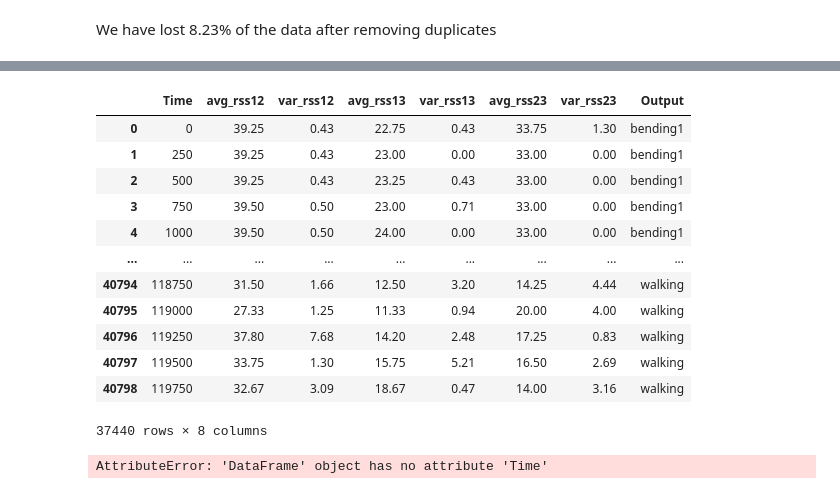
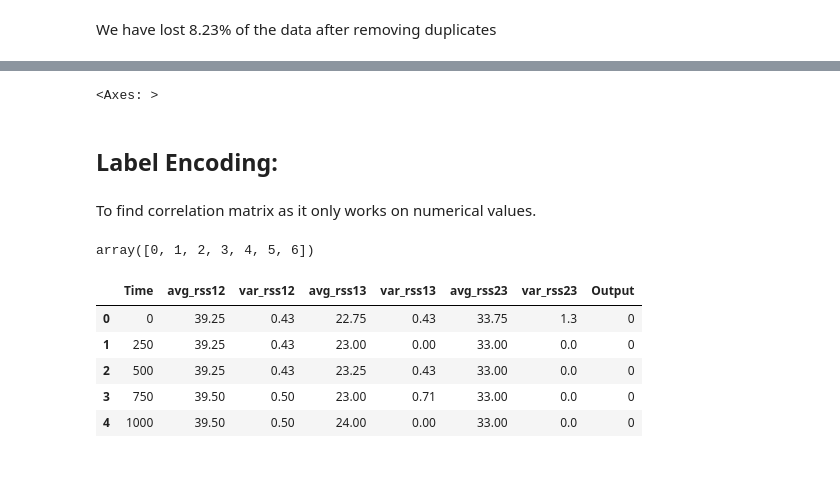
Before and after one commit to farizali10/Sensor_Motion_Classifier, a Jupyter notebook: notebooks/EDA.ipynb, the cells around one changed output, grey strips where cells are left out. Saved outputs shown, nothing was run; the diff lists cells and outputs as text; code cells hidden in the pictures.

```diff
--- a/notebooks/EDA.ipynb
+++ b/notebooks/EDA.ipynb
@@ -52,2 +61,0 @@ df1.head()
-# %%
-df1.drop(columns="Unnamed: 0",inplace=True)
@@ -115,6 +74,8 @@ Index(['# Columns: time', 'avg_rss12', 'var_rss12', 'avg_rss13', 'var_rss13',
 # %%
-col_list = list(df1.columns)
+#col_list = list(df1.columns)
 
-for i in col_list:
-    if df1[i].isna().sum() > 0:
-        df1[i].fillna(df1[i].median(),inplace=True)
+#for i in col_list:
+#    if df1[i].isna().sum() > 0:
+#        df1[i].fillna(df1[i].median(),inplace=True)
+
+#df1.isnull().sum()
@@ -186,2 +130,0 @@ Renaming the column as it would cause errors due to space in the column name
-# %%
-df1.rename(columns={"# Columns: time":"Time"},inplace=True)
@@ -187,0 +173,8 @@ df1.rename(columns={"# Columns: time":"Time"},inplace=True)
+# %%
+sns.heatmap(df1.corr(numeric_only=True),annot=True)
+# %% [output]
+<Axes: >
+# %% [markdown]
+## Label Encoding:
+# %% [markdown]
+To find correlation matrix as it only works on numerical values.
@@ -188,20 +183,15 @@ df1.rename(columns={"# Columns: time":"Time"},inplace=True)
+# %%
+label_encoder = preprocessing.LabelEncoder()
+df1["Output"] = label_encoder.fit_transform(df1["Output"])
+df1["Output"].unique()
+# %% [output]
+array([0, 1, 2, 3, 4, 5, 6])
 # %%
-df1
+df1.head()
 # %% [output]
 |  | Time | avg_rss12 | var_rss12 | avg_rss13 | var_rss13 | avg_rss23 | var_rss23 | Output |
-| 0 | 0 | 39.25 | 0.43 | 22.75 | 0.43 | 33.75 | 1.30 | bending1 |
-| 1 | 250 | 39.25 | 0.43 | 23.00 | 0.00 | 33.00 | 0.00 | bending1 |
-| 2 | 500 | 39.25 | 0.43 | 23.25 | 0.43 | 33.00 | 0.00 | bending1 |
-| 3 | 750 | 39.50 | 0.50 | 23.00 | 0.71 | 33.00 | 0.00 | bending1 |
-| 4 | 1000 | 39.50 | 0.50 | 24.00 | 0.00 | 33.00 | 0.00 | bending1 |
-| ... | ... | ... | ... | ... | ... | ... | ... | ... |
-| 40794 | 118750 | 31.50 | 1.66 | 12.50 | 3.20 | 14.25 | 4.44 | walking |
-| 40795 | 119000 | 27.33 | 1.25 | 11.33 | 0.94 | 20.00 | 4.00 | walking |
-| 40796 | 119250 | 37.80 | 7.68 | 14.20 | 2.48 | 17.25 | 0.83 | walking |
-| 40797 | 119500 | 33.75 | 1.30 | 15.75 | 5.21 | 16.50 | 2.69 | walking |
-| 40798 | 119750 | 32.67 | 3.09 | 18.67 | 0.47 | 14.00 | 3.16 | walking |
+| 0 | 0 | 39.25 | 0.43 | 22.75 | 0.43 | 33.75 | 1.3 | 0 |
+| 1 | 250 | 39.25 | 0.43 | 23.00 | 0.00 | 33.00 | 0.0 | 0 |
+| 2 | 500 | 39.25 | 0.43 | 23.25 | 0.43 | 33.00 | 0.0 | 0 |
+| 3 | 750 | 39.50 | 0.50 | 23.00 | 0.71 | 33.00 | 0.0 | 0 |
+| 4 | 1000 | 39.50 | 0.50 | 24.00 | 0.00 | 33.00 | 0.0 | 0 |
-37440 rows × 8 columns
-# %%
-df[~df.Time.str.isnumeric()]
-# %% [output]
-AttributeError: 'DataFrame' object has no attribute 'Time'
```
Also changed, not shown: parts of 40 cells of this notebook.
